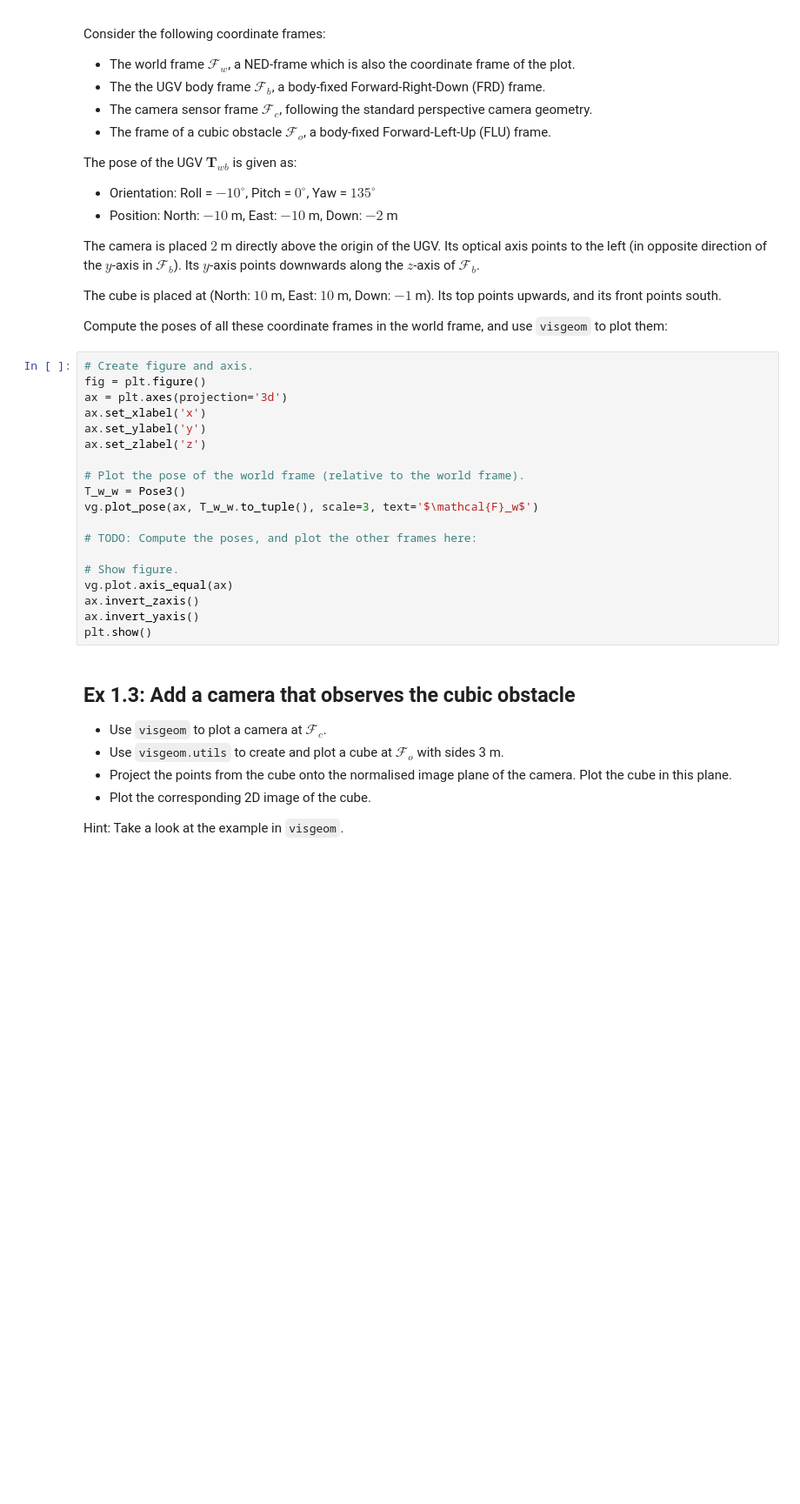
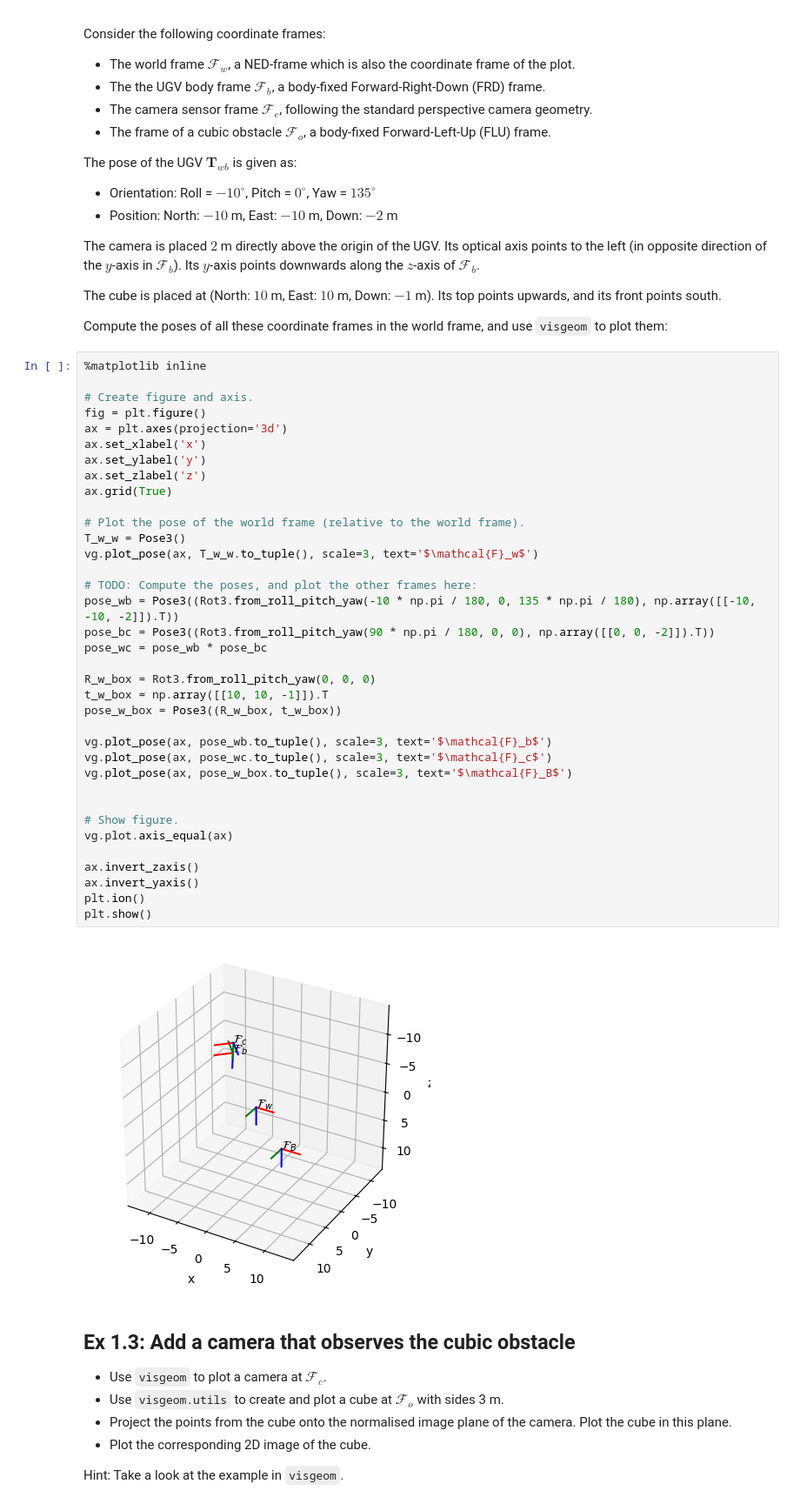
Before and after one commit to lassewardenaer/lab_02, a Jupyter notebook: 1_poses-and-cameras.ipynb, the cells around one changed output. Shown at 87% size. Drawn from its saved outputs; the diff is of its cells as text; blank space fills up the shorter version.

```diff
--- a/1_poses-and-cameras.ipynb
+++ b/1_poses-and-cameras.ipynb
@@ -363,24 +363,43 @@ Its top points upwards, and its front points south.
 
 Compute the poses of all these coordinate frames in the world frame, and use `visgeom` to plot them:
 # %%
+%matplotlib inline
+
 # Create figure and axis.
 fig = plt.figure()
 ax = plt.axes(projection='3d')
 ax.set_xlabel('x')
 ax.set_ylabel('y')
 ax.set_zlabel('z')
+ax.grid(True)
 
 # Plot the pose of the world frame (relative to the world frame).
 T_w_w = Pose3()
 vg.plot_pose(ax, T_w_w.to_tuple(), scale=3, text='$\mathcal{F}_w$')
 
 # TODO: Compute the poses, and plot the other frames here:
+pose_wb = Pose3((Rot3.from_roll_pitch_yaw(-10 * np.pi / 180, 0, 135 * np.pi / 180), np.array([[-10, -10, -2]]).T))
+pose_bc = Pose3((Rot3.from_roll_pitch_yaw(90 * np.pi / 180, 0, 0), np.array([[0, 0, -2]]).T))
+pose_wc = pose_wb * pose_bc
+
+R_w_box = Rot3.from_roll_pitch_yaw(0, 0, 0)
+t_w_box = np.array([[10, 10, -1]]).T
+pose_w_box = Pose3((R_w_box, t_w_box))
+
+vg.plot_pose(ax, pose_wb.to_tuple(), scale=3, text='$\mathcal{F}_b$')
+vg.plot_pose(ax, pose_wc.to_tuple(), scale=3, text='$\mathcal{F}_c$')
+vg.plot_pose(ax, pose_w_box.to_tuple(), scale=3, text='$\mathcal{F}_B$')
+
 
 # Show figure.
 vg.plot.axis_equal(ax)
+
 ax.invert_zaxis()
 ax.invert_yaxis()
+plt.ion()
 plt.show()
+# %% [output]
+[figure, added]
 # %% [markdown]
 ## Ex 1.3: Add a camera that observes the cubic obstacle
 - Use `visgeom` to plot a camera at $\mathcal{F}_c$.
```
Also changed, not shown: parts of 1 cell of this notebook.
